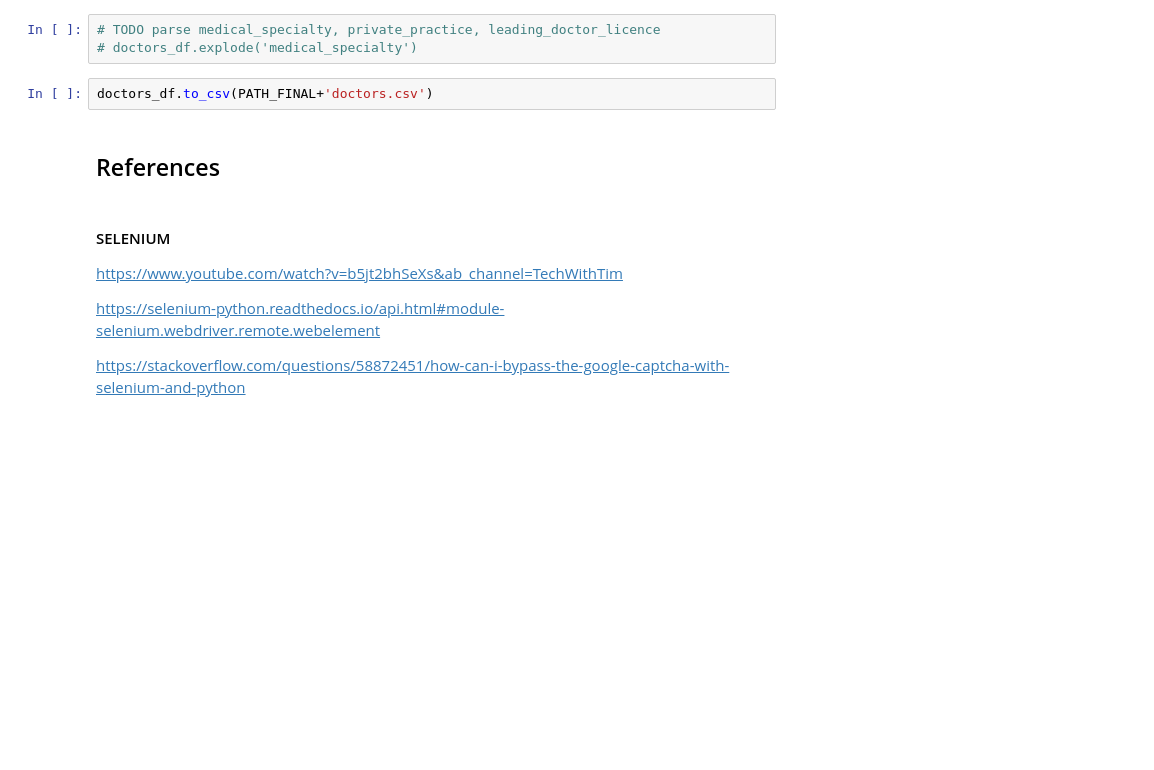
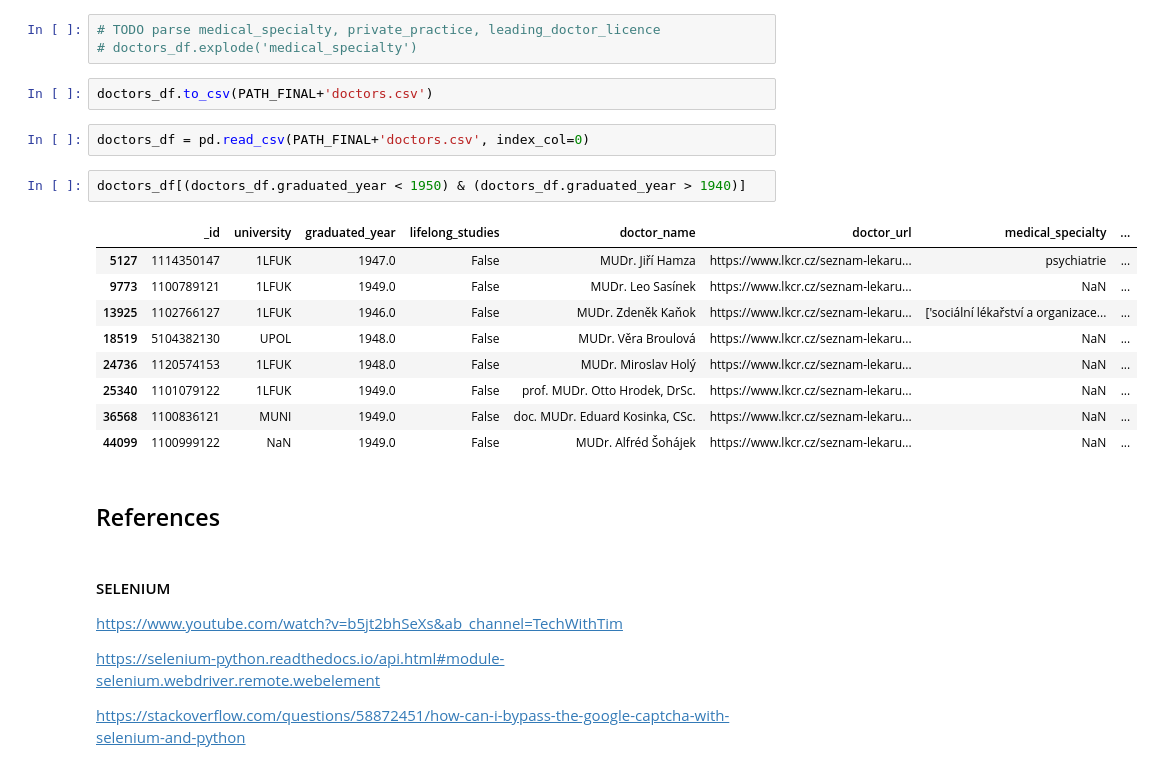
Before and after one commit to opendatalabcz/mapa-zdravi, a Jupyter notebook: src/scripts/clk_scraping.ipynb, the cells around one changed output. Drawn from its saved outputs; the diff is of its cells as text; blank space fills up the shorter version.

```diff
--- a/src/scripts/clk_scraping.ipynb
+++ b/src/scripts/clk_scraping.ipynb
@@ -675,6 +675,20 @@ doctors_df.loc[~uni_na, 'university'] = doctors_df[~uni_na].university.apply(uni
 # doctors_df.explode('medical_specialty')
 # %%
 doctors_df.to_csv(PATH_FINAL+'doctors.csv')
+# %%
+doctors_df = pd.read_csv(PATH_FINAL+'doctors.csv', index_col=0)
+# %%
+doctors_df[(doctors_df.graduated_year < 1950) & (doctors_df.graduated_year > 1940)]
+# %% [output]
+|  | _id | university | graduated_year | lifelong_studies | doctor_name | doctor_url | medical_specialty | ... |
+| 5127 | 1114350147 | 1LFUK | 1947.0 | False | MUDr. Jiří Hamza | https://www.lkcr.cz/seznam-lekaru... | psychiatrie | ... |
+| 9773 | 1100789121 | 1LFUK | 1949.0 | False | MUDr. Leo Sasínek | https://www.lkcr.cz/seznam-lekaru... | NaN | ... |
+| 13925 | 1102766127 | 1LFUK | 1946.0 | False | MUDr. Zdeněk Kaňok | https://www.lkcr.cz/seznam-lekaru... | ['sociální lékařství a organizace... | ... |
+| 18519 | 5104382130 | UPOL | 1948.0 | False | MUDr. Věra Broulová | https://www.lkcr.cz/seznam-lekaru... | NaN | ... |
+| 24736 | 1120574153 | 1LFUK | 1948.0 | False | MUDr. Miroslav Holý | https://www.lkcr.cz/seznam-lekaru... | NaN | ... |
+| 25340 | 1101079122 | 1LFUK | 1949.0 | False | prof. MUDr. Otto Hrodek, DrSc. | https://www.lkcr.cz/seznam-lekaru... | NaN | ... |
+| 36568 | 1100836121 | MUNI | 1949.0 | False | doc. MUDr. Eduard Kosinka, CSc. | https://www.lkcr.cz/seznam-lekaru... | NaN | ... |
+| 44099 | 1100999122 | NaN | 1949.0 | False | MUDr. Alfréd Šohájek | https://www.lkcr.cz/seznam-lekaru... | NaN | ... |
 # %% [markdown]
 ## References
 # %% [markdown]
```
